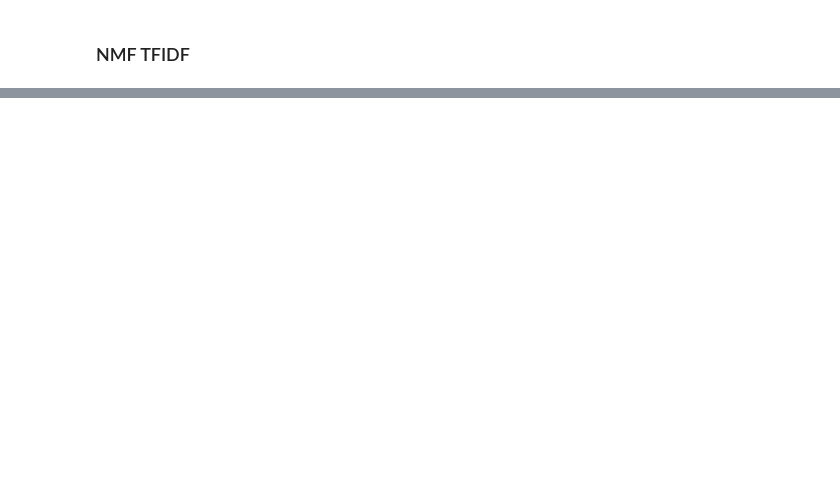
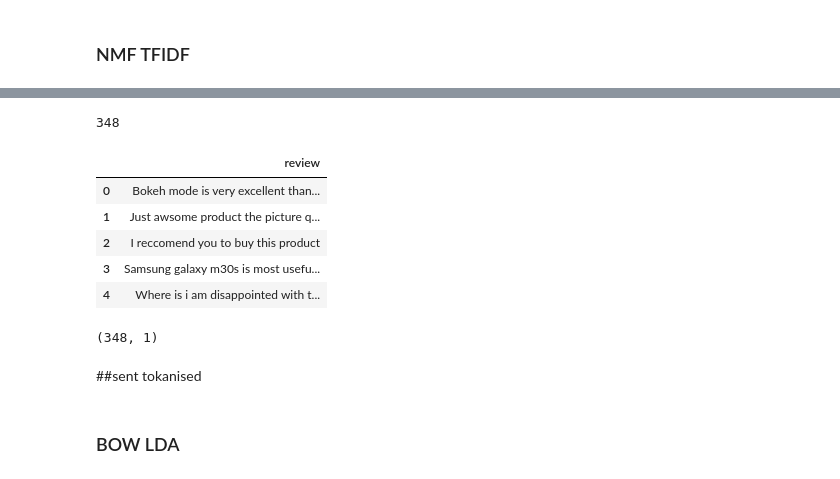
Before and after one commit to harsha-bsm/LDA-on-REDMI-NOTE8-reviews-in-FLIPKART, a Jupyter notebook: Preprocessing_and_Modelling_LDA_SAMSUNGM30.ipynb, the cells around one changed output, grey strips where cells are left out. Drawn from its saved outputs; the diff is of its cells as text; code cells hidden in the pictures; blank space fills up the shorter version.

Commit message:
applied NMF and LDA on word tokanised and sentence tokanised data

```diff
--- a/Preprocessing_and_Modelling_LDA_SAMSUNGM30.ipynb
+++ b/Preprocessing_and_Modelling_LDA_SAMSUNGM30.ipynb
@@ -328,0 +640,2 @@ Topic #4: price,money,value,value money,price range,delivery
+# %%
+review=pd.read_csv("samsungdata.csv")["review"].values
@@ -328,0 +644,23 @@ Topic #4: price,money,value,value money,price range,delivery
+# %%
+sent=[]
+for i in review:
+  sent.extend(nltk.sent_tokenize(i))
+# %%
+len(sent)
+# %% [output]
+348
+# %%
+df=pd.DataFrame(sent,columns=["review"])
+# %%
+df.head()
+# %% [output]
+|  | review |
+| 0 | Bokeh mode is very excellent than... |
+| 1 | Just awsome product the picture q... |
+| 2 | I reccomend you to buy this product |
+| 3 | Samsung galaxy m30s is most usefu... |
+| 4 | Where is i am disappointed with t... |
+# %%
+df.shape
+# %% [output]
+(348, 1)
@@ -328,0 +676,4 @@ Topic #4: price,money,value,value money,price range,delivery
+# %% [markdown]
+##sent tokanised
+# %% [markdown]
+### BOW LDA
```
Also changed, not shown: parts of 89 cells of this notebook.
